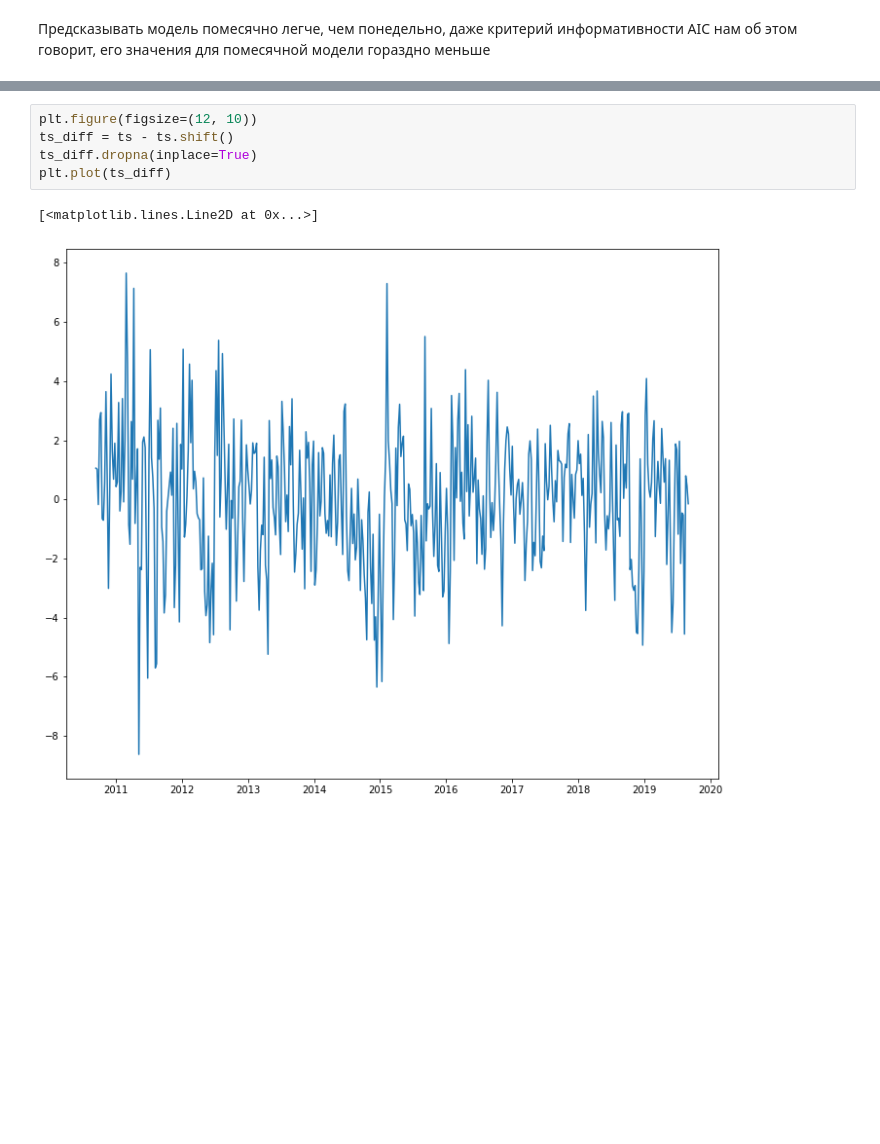
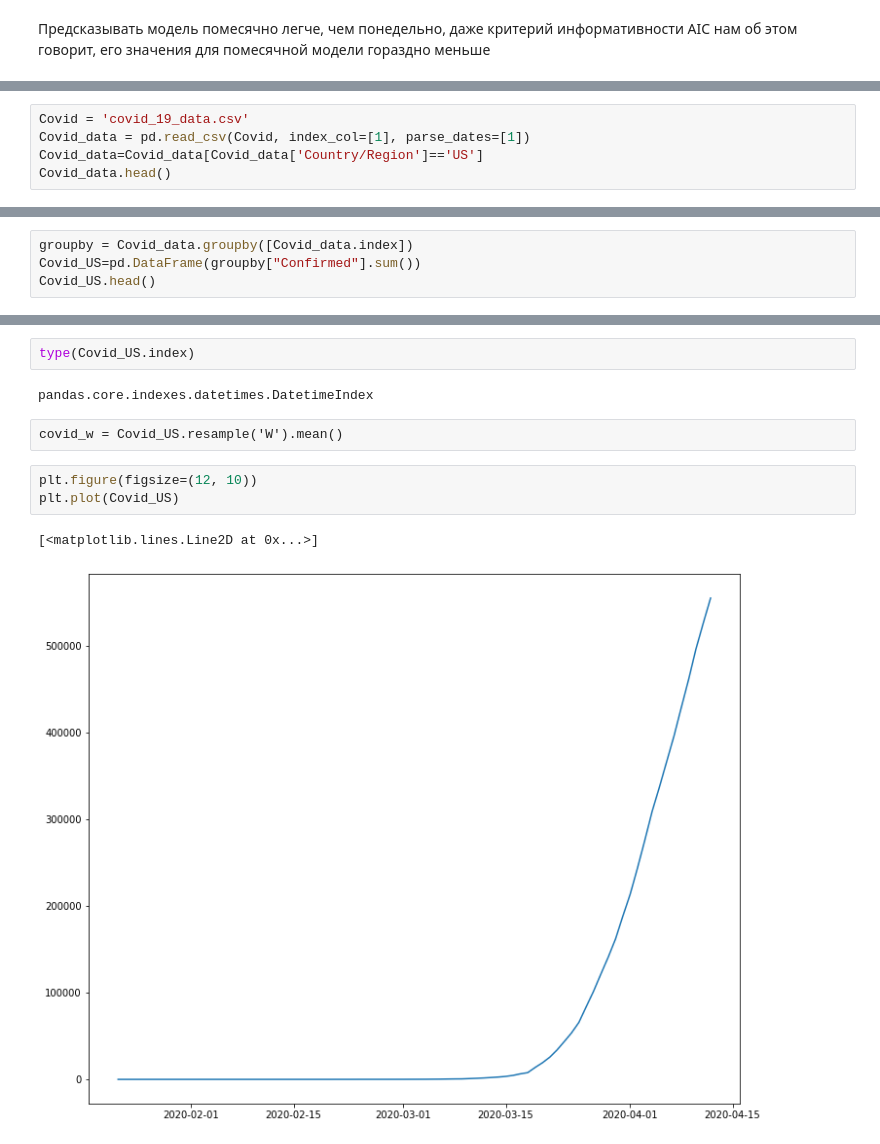
Before and after one commit to gulchitai/machine_learning, a Jupyter notebook: Lesson3/Lesson3.ipynb, the cells around one changed output, grey strips where cells are left out. Cells and saved outputs as stored; diff of their text form; blank space fills up the shorter version.

```diff
--- a/Lesson3/Lesson3.ipynb
+++ b/Lesson3/Lesson3.ipynb
@@ -227,0 +193,5 @@ ts = brent_data_w['Значение']
+# %%
+Covid = 'covid_19_data.csv'
+Covid_data = pd.read_csv(Covid, index_col=[1], parse_dates=[1])
+Covid_data=Covid_data[Covid_data['Country/Region']=='US']
+Covid_data.head()
@@ -227,0 +206,4 @@ ts = brent_data_w['Значение']
+# %%
+groupby = Covid_data.groupby([Covid_data.index])
+Covid_US=pd.DataFrame(groupby["Confirmed"].sum())
+Covid_US.head()
@@ -228,8 +218,12 @@ ts = brent_data_w['Значение']
+# %%
+type(Covid_US.index)
+# %% [output]
+pandas.core.indexes.datetimes.DatetimeIndex
+# %% [raw]
+covid_w = Covid_US.resample('W').mean()
 # %%
 plt.figure(figsize=(12, 10))
-ts_diff = ts - ts.shift()
-ts_diff.dropna(inplace=True)
-plt.plot(ts_diff)
+plt.plot(Covid_US)
 # %% [output]
 [<matplotlib.lines.Line2D at 0x...>]
-[figure, old version]
+[figure, new version]
```
Also changed, not shown: parts of 20 cells of this notebook.
